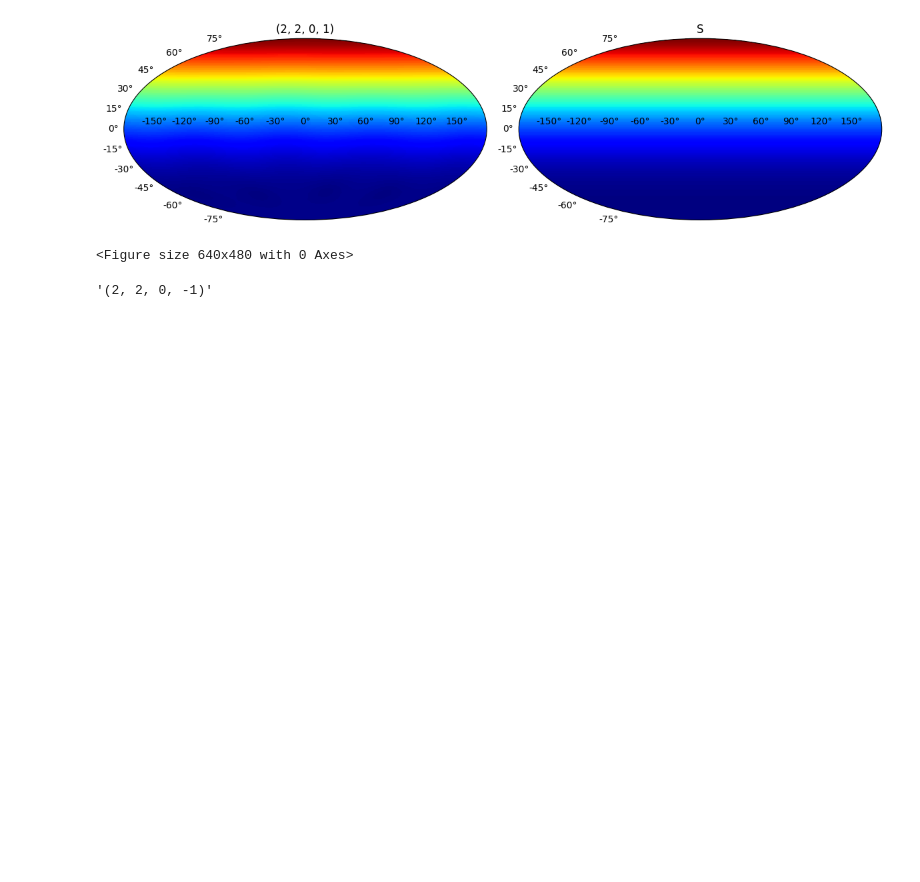
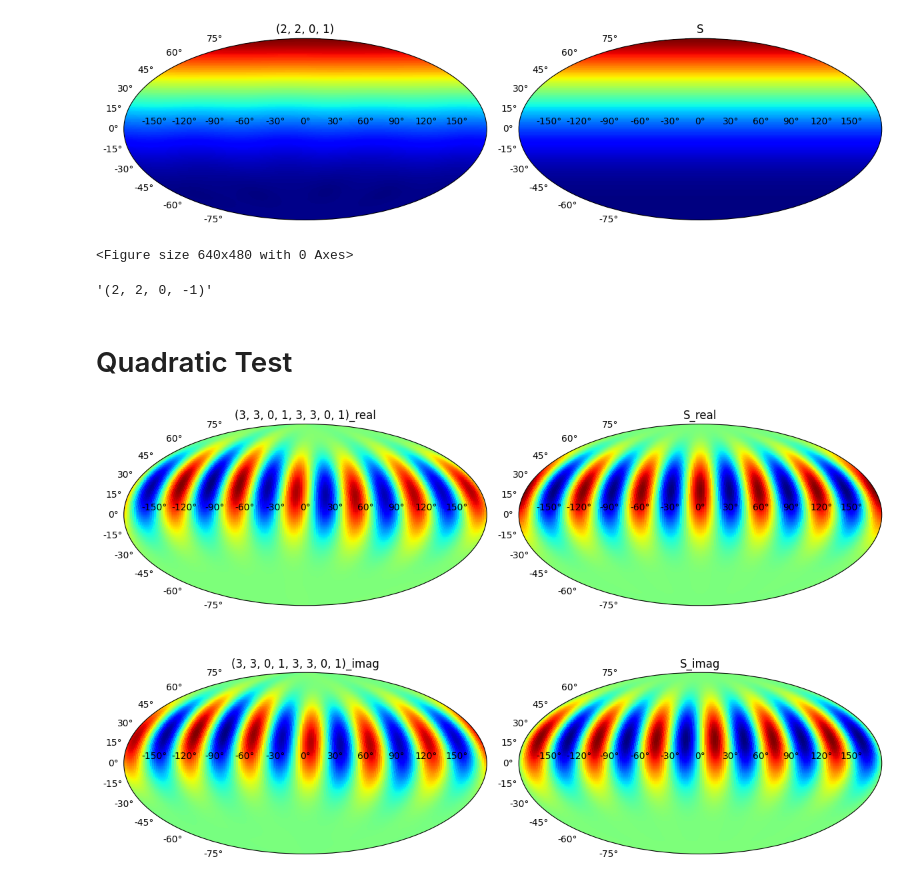
Before and after one commit to Richardvnd/qnmfitsrd, a Jupyter notebook: spatial_reconstruction_of_QNMs.ipynb, the cells around one changed output. Cells and saved outputs as stored; diff of their text form; code cells hidden in the pictures; blank space fills up the shorter version.

```diff
--- a/spatial_reconstruction_of_QNMs.ipynb
+++ b/spatial_reconstruction_of_QNMs.ipynb
@@ -55,6 +53,7 @@ plt.show()
 l_max = 6
 n_max = 7
 t0 = {0:40., 1:18.5, 2:12., 3:8., 4:5.5, 5:3., 6:1.5, 7:0.}[n_max]
+qnm_viz = qnm_viz(sim, l_max=l_max)
 # %%
 mapping = (2,2,0,1)
 
@@ -157,3 +209,36 @@ str((2,2,0,1))
 str((2,2,0,-1))
 # %% [output]
 '(2, 2, 0, -1)'
+# %% [markdown]
+# Quadratic Test
+# %%
+mapping = (2,2,0,1,2,2,0,1)
+
+QNMs = [(lam,mu,n,p) for lam in np.arange(2, l_max+1)
+                        for mu in np.arange(-lam, lam+1)
+                           for n in np.arange(0, n_max+1)
+                              for p in (-1, +1)] + [mapping]
+
+best_fit_quad = qnmfits.mapping_multimode_ringdown_fit(sim.times,
+                                        sim.h,
+                                        modes=QNMs.copy(),
+                                        Mf=sim.Mf,
+                                        chif=sim.chif_mag,
+                                        t0=t0,
+                                        mapping_mode=mapping,
+                                        spherical_modes=[(l,m) for l in np.arange(2, l_max+1)
+                                                               for m in np.arange(-l,l+1)])
+
+lon = np.linspace(-np.pi, np.pi, 200)
+lat = np.linspace(-np.pi/2, np.pi/2, 200)
+Lon, Lat = np.meshgrid(lon, lat)
+
+md_mapping = mode_mapping(np.pi/2-Lat, Lon, best_fit_quad, mapping, l_max)
+expected = spheroidal(np.pi/2-Lat, Lon, mapping, l_max, sim.chif_mag)
+
+qnm_viz.plot_mapping_projection(mapping, md_mapping, expected)
+
+plt.tight_layout()
+plt.show()
+# %% [output]
+[figure, added]
```
Also changed, not shown: parts of 6 cells of this notebook, 5 other files.
